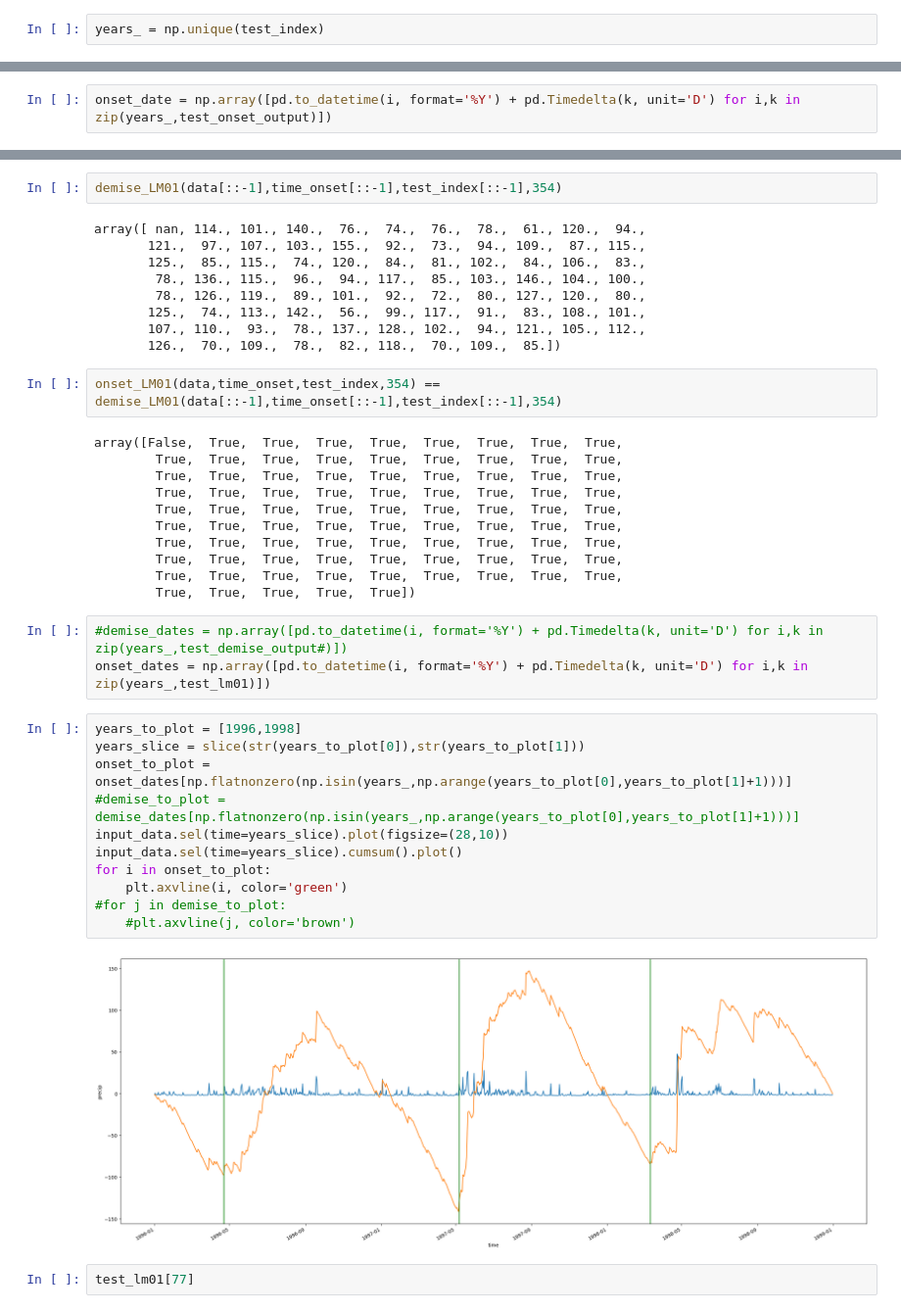
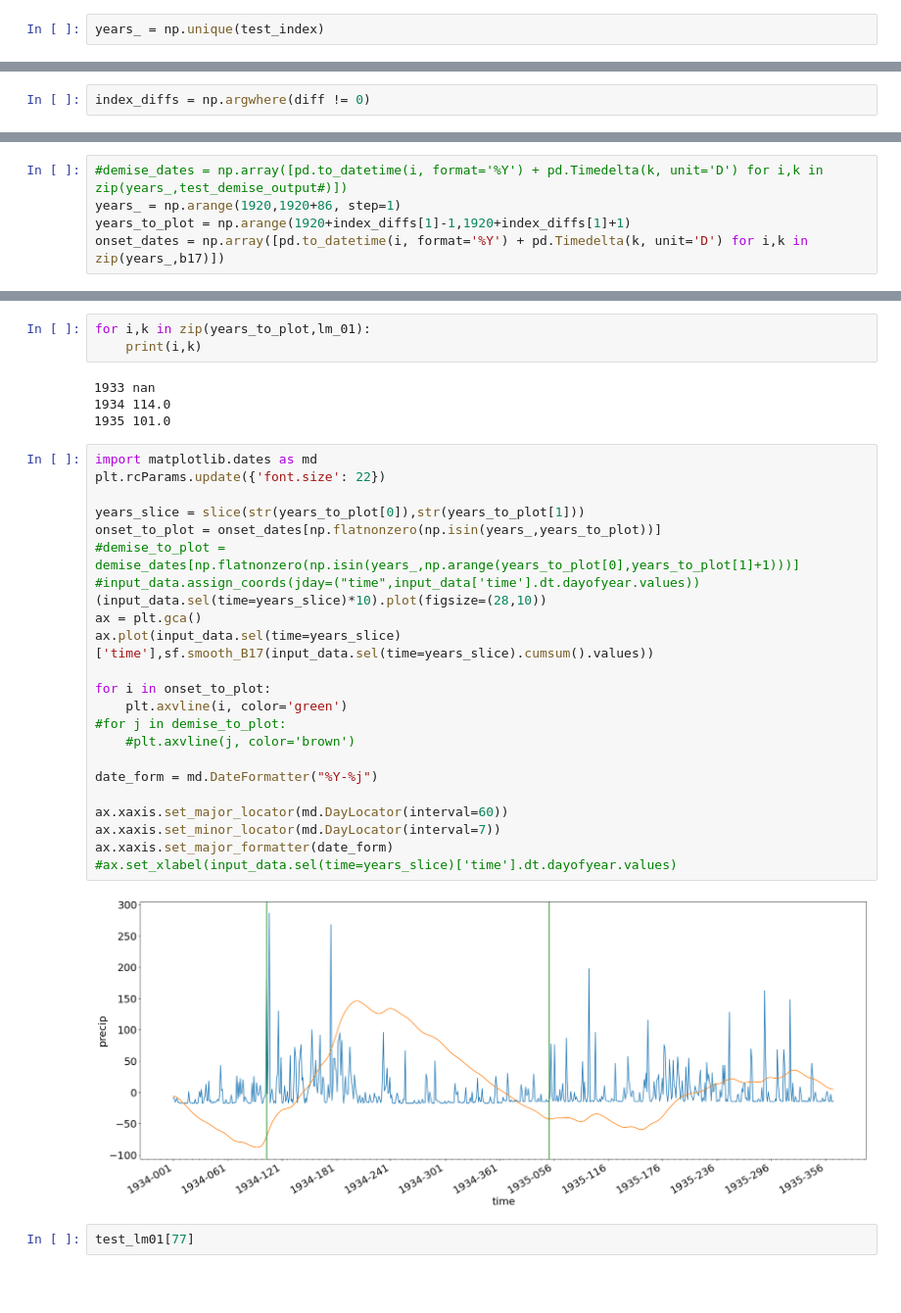
Before and after one commit to gbromley/PreSeason, a Jupyter notebook: workflows/cesm_scratch_testing.ipynb, the cells around one changed output, grey strips where cells are left out. Shown at 98% size. Cells and saved outputs as stored; diff of their text form; blank space fills up the shorter version.

Commit message:
updated core code and tests

```diff
--- a/workflows/cesm_scratch_testing.ipynb
+++ b/workflows/cesm_scratch_testing.ipynb
@@ -515,0 +320,2 @@ years_[77]
+# %%
+index_diffs = np.argwhere(diff != 0)
@@ -516,2 +328,5 @@ years_[77]
 # %%
-onset_date = np.array([pd.to_datetime(i, format='%Y') + pd.Timedelta(k, unit='D') for i,k in zip(years_,test_onset_output)])
+#demise_dates = np.array([pd.to_datetime(i, format='%Y') + pd.Timedelta(k, unit='D') for i,k in zip(years_,test_demise_output#)])
+years_ = np.arange(1920,1920+86, step=1)
+years_to_plot = np.arange(1920+index_diffs[1]-1,1920+index_diffs[1]+1)
+onset_dates = np.array([pd.to_datetime(i, format='%Y') + pd.Timedelta(k, unit='D') for i,k in zip(years_,b17)])
@@ -564,43 +333,35 @@ array([293., 276., 251., 274., 264., 257., 278., 211., 245., 224., 279.,
-# %%
-demise_LM01(data[::-1],time_onset[::-1],test_index[::-1],354)
-# %% [output]
-array([ nan, 114., 101., 140.,  76.,  74.,  76.,  78.,  61., 120.,  94.,
-       121.,  97., 107., 103., 155.,  92.,  73.,  94., 109.,  87., 115.,
-       125.,  85., 115.,  74., 120.,  84.,  81., 102.,  84., 106.,  83.,
-        78., 136., 115.,  96.,  94., 117.,  85., 103., 146., 104., 100.,
-        78., 126., 119.,  89., 101.,  92.,  72.,  80., 127., 120.,  80.,
-       125.,  74., 113., 142.,  56.,  99., 117.,  91.,  83., 108., 101.,
-       107., 110.,  93.,  78., 137., 128., 102.,  94., 121., 105., 112.,
-       126.,  70., 109.,  78.,  82., 118.,  70., 109.,  85.])
-# %%
-onset_LM01(data,time_onset,test_index,354) == demise_LM01(data[::-1],time_onset[::-1],test_index[::-1],354)
-# %% [output]
-array([False,  True,  True,  True,  True,  True,  True,  True,  True,
-        True,  True,  True,  True,  True,  True,  True,  True,  True,
-        True,  True,  True,  True,  True,  True,  True,  True,  True,
-        True,  True,  True,  True,  True,  True,  True,  True,  True,
-        True,  True,  True,  True,  True,  True,  True,  True,  True,
-        True,  True,  True,  True,  True,  True,  True,  True,  True,
-        True,  True,  True,  True,  True,  True,  True,  True,  True,
-        True,  True,  True,  True,  True,  True,  True,  True,  True,
-        True,  True,  True,  True,  True,  True,  True,  True,  True,
-        True,  True,  True,  True,  True])
-# %%
-#demise_dates = np.array([pd.to_datetime(i, format='%Y') + pd.Timedelta(k, unit='D') for i,k in zip(years_,test_demise_output#)])
-onset_dates = np.array([pd.to_datetime(i, format='%Y') + pd.Timedelta(k, unit='D') for i,k in zip(years_,test_lm01)])
+# %%
+for i,k in zip(years_to_plot,lm_01):
+    print(i,k)
+# %% [output]
+1933 nan
+1934 114.0
+1935 101.0
 # %%
-years_to_plot = [1996,1998]
+import matplotlib.dates as md
+plt.rcParams.update({'font.size': 22})
+
 years_slice = slice(str(years_to_plot[0]),str(years_to_plot[1]))
-onset_to_plot = onset_dates[np.flatnonzero(np.isin(years_,np.arange(years_to_plot[0],years_to_plot[1]+1)))]
+onset_to_plot = onset_dates[np.flatnonzero(np.isin(years_,years_to_plot))]
 #demise_to_plot = demise_dates[np.flatnonzero(np.isin(years_,np.arange(years_to_plot[0],years_to_plot[1]+1)))]
-input_data.sel(time=years_slice).plot(figsize=(28,10))
-input_data.sel(time=years_slice).cumsum().plot()
+#input_data.assign_coords(jday=("time",input_data['time'].dt.dayofyear.values))
+(input_data.sel(time=years_slice)*10).plot(figsize=(28,10))
+ax = plt.gca()
+ax.plot(input_data.sel(time=years_slice)['time'],sf.smooth_B17(input_data.sel(time=years_slice).cumsum().values))
+
 for i in onset_to_plot:
     plt.axvline(i, color='green')
 #for j in demise_to_plot:
     #plt.axvline(j, color='brown')
+
+date_form = md.DateFormatter("%Y-%j")
+
+ax.xaxis.set_major_locator(md.DayLocator(interval=60))
+ax.xaxis.set_minor_locator(md.DayLocator(interval=7))
+ax.xaxis.set_major_formatter(date_form)
+#ax.set_xlabel(input_data.sel(time=years_slice)['time'].dt.dayofyear.values)
 # %% [output]
-[figure, old version]
+[figure, new version]
 # %%
 test_lm01[77]
 # %% [output]
```
Also changed, not shown: parts of 50 cells of this notebook, 17 other files.
